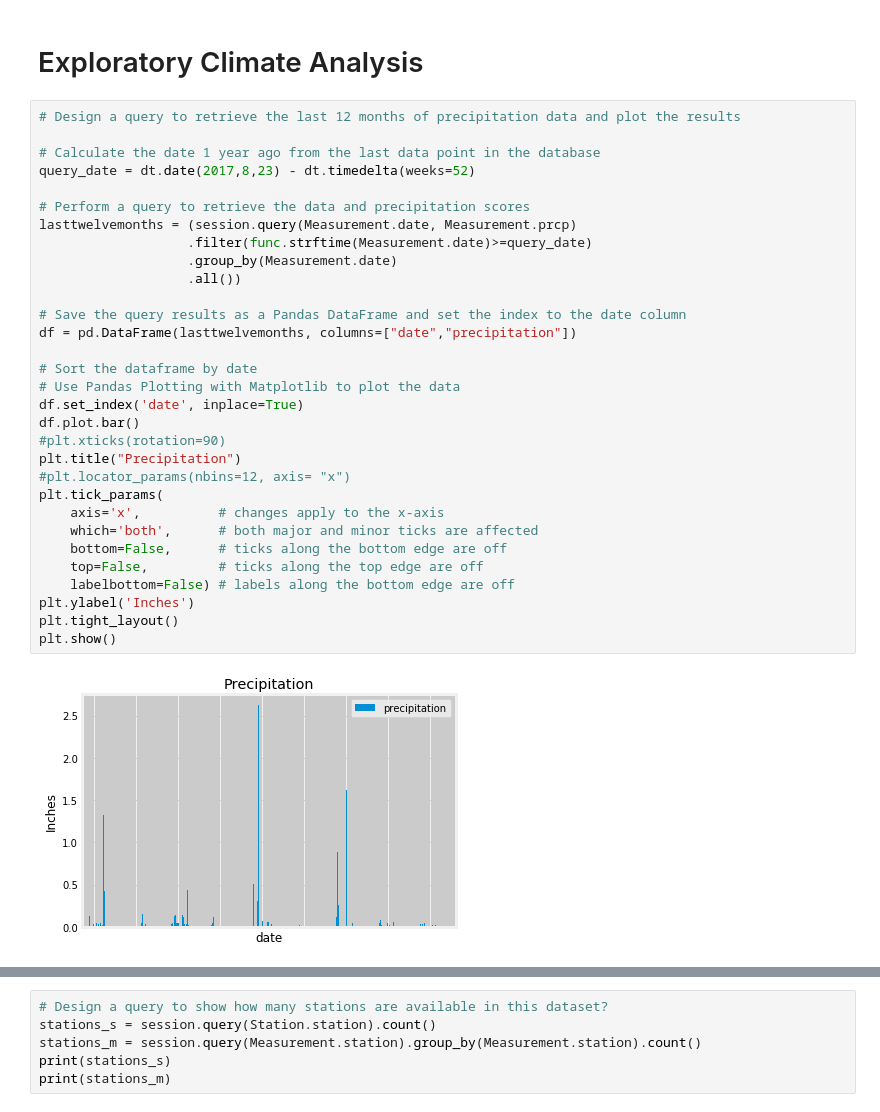
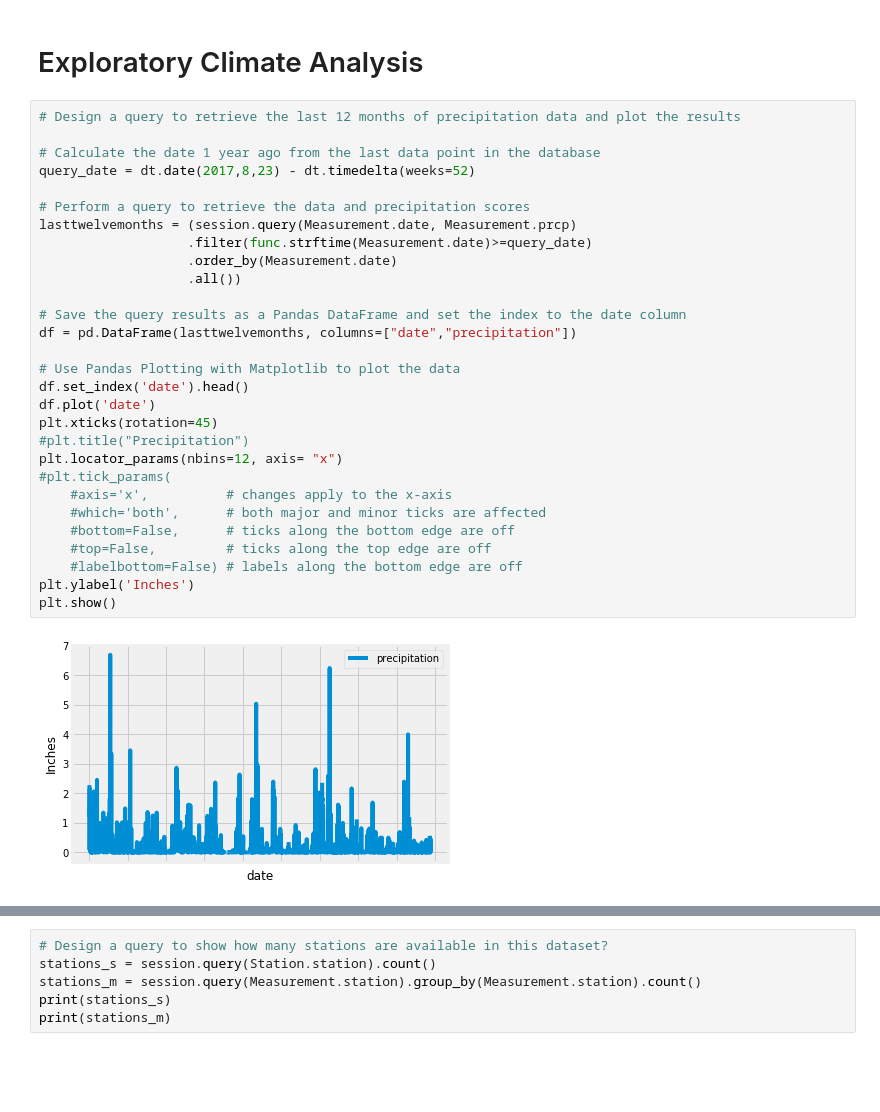
Before and after one commit to aaronzhou926/ClimateAnalysis, a Jupyter notebook: climate_starter.ipynb, the cells around one changed output, grey strips where cells are left out. Cells and saved outputs as stored; diff of their text form; blank space fills up the shorter version.

```diff
--- a/climate_starter.ipynb
+++ b/climate_starter.ipynb
@@ -75,36 +75,34 @@ engine.execute('select * from measurement limit 5').fetchall()
 # %%
 # Design a query to retrieve the last 12 months of precipitation data and plot the results
 
 # Calculate the date 1 year ago from the last data point in the database
 query_date = dt.date(2017,8,23) - dt.timedelta(weeks=52)
 
 # Perform a query to retrieve the data and precipitation scores
 lasttwelvemonths = (session.query(Measurement.date, Measurement.prcp)
                    .filter(func.strftime(Measurement.date)>=query_date)
-                   .group_by(Measurement.date)
+                   .order_by(Measurement.date)
                    .all())
 
 # Save the query results as a Pandas DataFrame and set the index to the date column
 df = pd.DataFrame(lasttwelvemonths, columns=["date","precipitation"])
 
-# Sort the dataframe by date
 # Use Pandas Plotting with Matplotlib to plot the data
-df.set_index('date', inplace=True)
-df.plot.bar()
-#plt.xticks(rotation=90)
-plt.title("Precipitation")
-#plt.locator_params(nbins=12, axis= "x")
-plt.tick_params(
-    axis='x',          # changes apply to the x-axis
-    which='both',      # both major and minor ticks are affected
-    bottom=False,      # ticks along the bottom edge are off
-    top=False,         # ticks along the top edge are off
-    labelbottom=False) # labels along the bottom edge are off
+df.set_index('date').head()
+df.plot('date')
+plt.xticks(rotation=45)
+#plt.title("Precipitation")
+plt.locator_params(nbins=12, axis= "x")
+#plt.tick_params(
+    #axis='x',          # changes apply to the x-axis
+    #which='both',      # both major and minor ticks are affected
+    #bottom=False,      # ticks along the bottom edge are off
+    #top=False,         # ticks along the top edge are off
+    #labelbottom=False) # labels along the bottom edge are off
 plt.ylabel('Inches')
-plt.tight_layout()
 plt.show()
 # %% [output]
-[figure, old version]
+[figure, new version]
 # %% [markdown]
 ![precipitation](Images/precipitation.png)
 # %%
```
Also changed, not shown: parts of 1 cell of this notebook.
